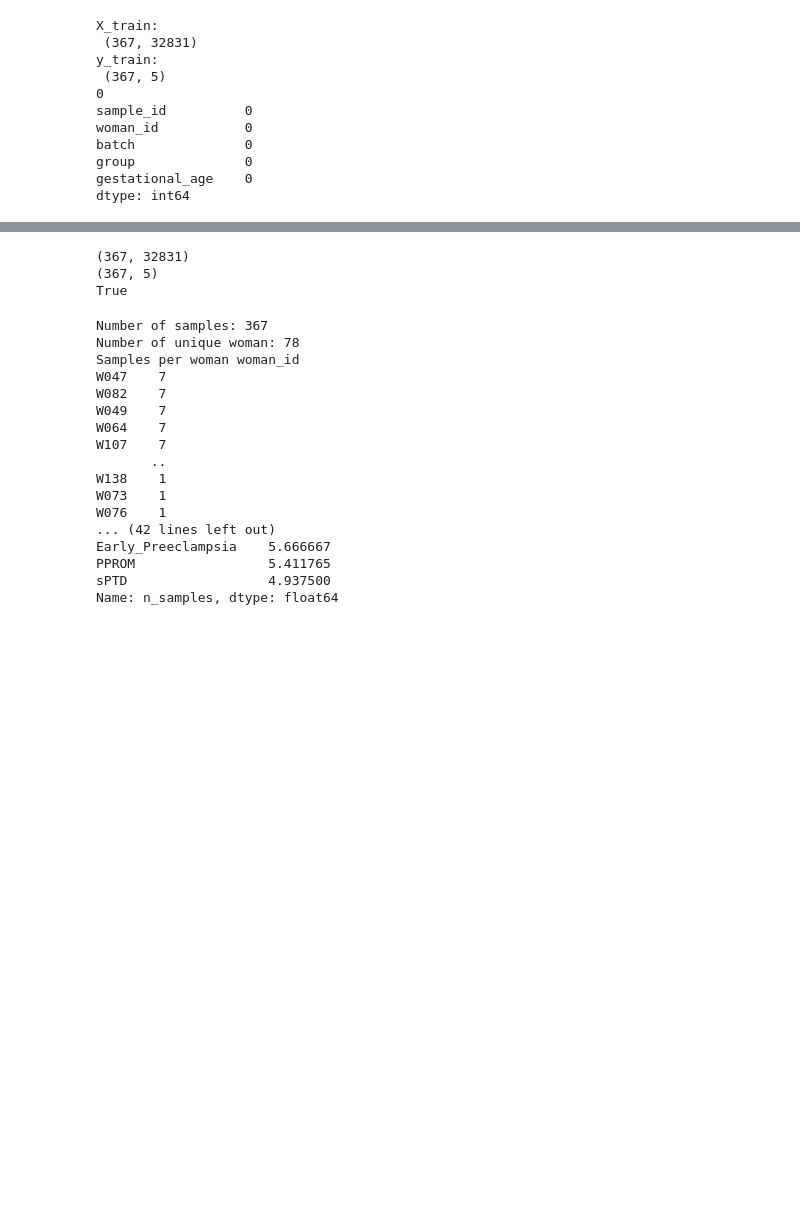
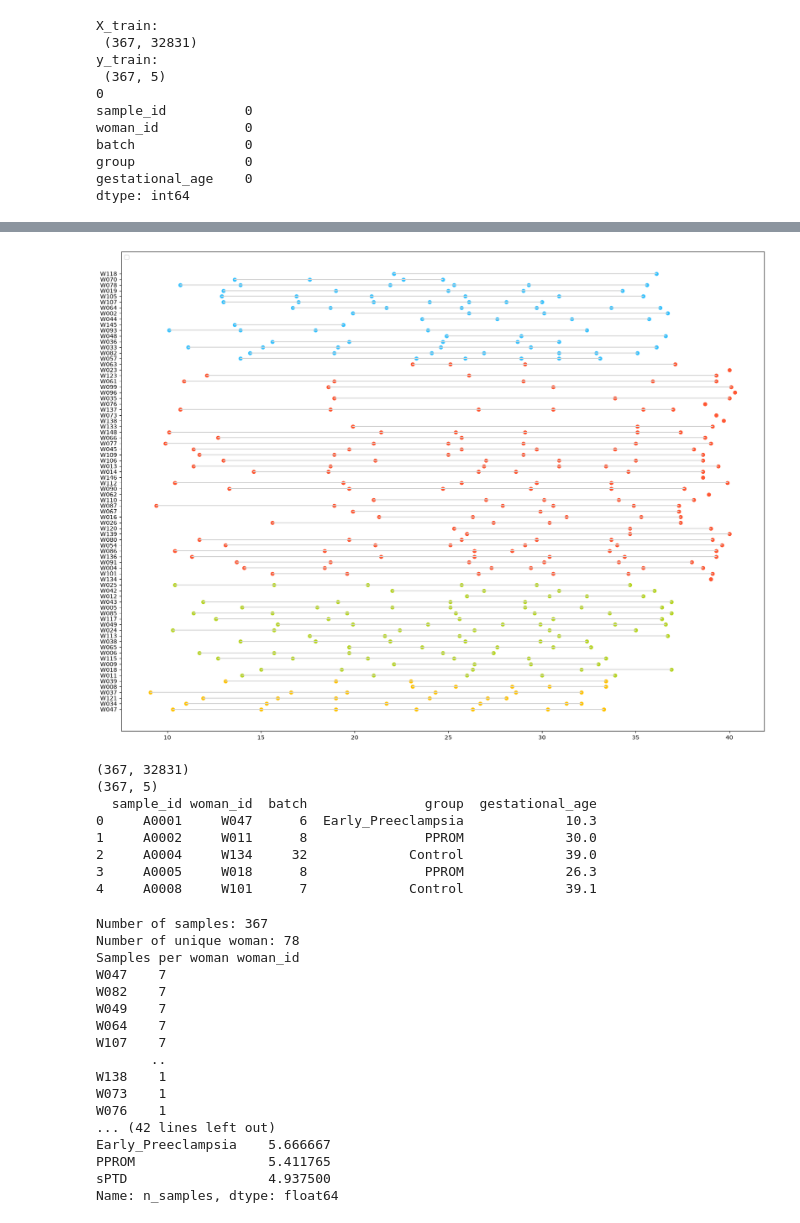
Before and after one commit to katioverboard/MLLS-projects, a Jupyter notebook: projectA.ipynb, the cells around one changed output, grey strips where cells are left out. Saved outputs shown, nothing was run; the diff lists cells and outputs as text; code cells hidden in the pictures; blank space fills up the shorter version.

```diff
--- a/projectA.ipynb
+++ b/projectA.ipynb
@@ -168,3 +215,24 @@ group  Control  Early_Preeclampsia  PPROM  sPTD
+# %%
+plt.figure(figsize=(20,15))
+
+for group in y_train['group'].unique():
+    group_data = y_train[y_train['group'] == group]
+    #plt.legend(label=group)
+
+    for woman in group_data['woman_id'].unique():
+        woman_data = group_data[group_data['woman_id'] == woman]
+        woman_data = woman_data.sort_values(['gestational_age'], ascending=[True])
+        plt.scatter(woman_data['gestational_age'],
+                woman_data['woman_id'],
+            color=GROUP_COLOURS[group])
+        plt.plot(woman_data['gestational_age'],
+             woman_data['woman_id'],
+                        color="lightgrey")
+
+plt.legend(loc='upper left', ncol=2)
+plt.show()
+# %% [output]
+[figure, added]
 # %%
 ################
 ## DATA OVERVIEW
@@ -178,13 +246,18 @@ print(y_train.shape)
 
 ## overview
 #print(X_train.head()) ## GA values per sample + gene
-#print(y_train.head()) ## woman ID + sample ID + info
+print(y_train.head()) ## woman ID + sample ID + info
 #print(y_train.info())
 #print(y_train.describe(include="all"))
 # %% [output]
 (367, 32831)
 (367, 5)
-True
+  sample_id woman_id  batch               group  gestational_age
+0     A0001     W047      6  Early_Preeclampsia             10.3
+1     A0002     W011      8               PPROM             30.0
+2     A0004     W134     32             Control             39.0
+3     A0005     W018      8               PPROM             26.3
+4     A0008     W101      7             Control             39.1
 # %%
 # Number of samples
 print("Number of samples:", len(y_train))
```
Also changed, not shown: parts of 4 cells of this notebook.
